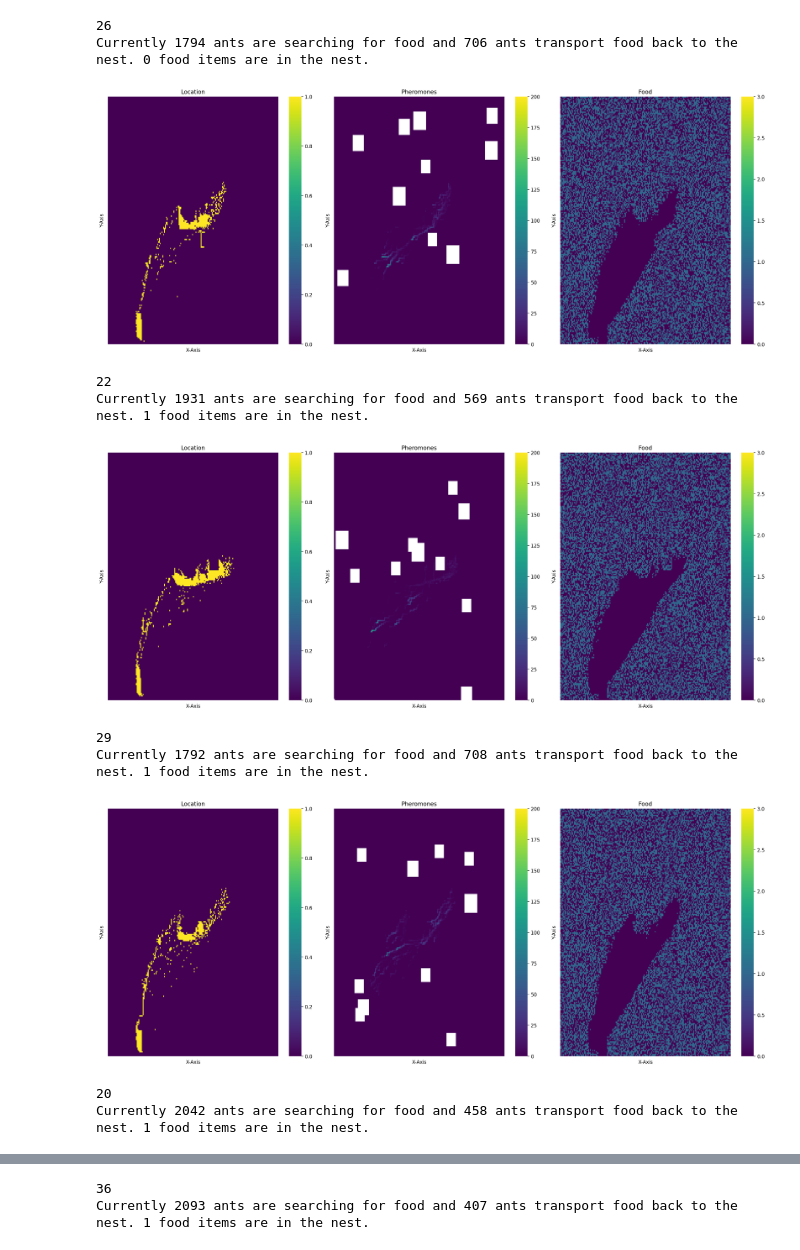
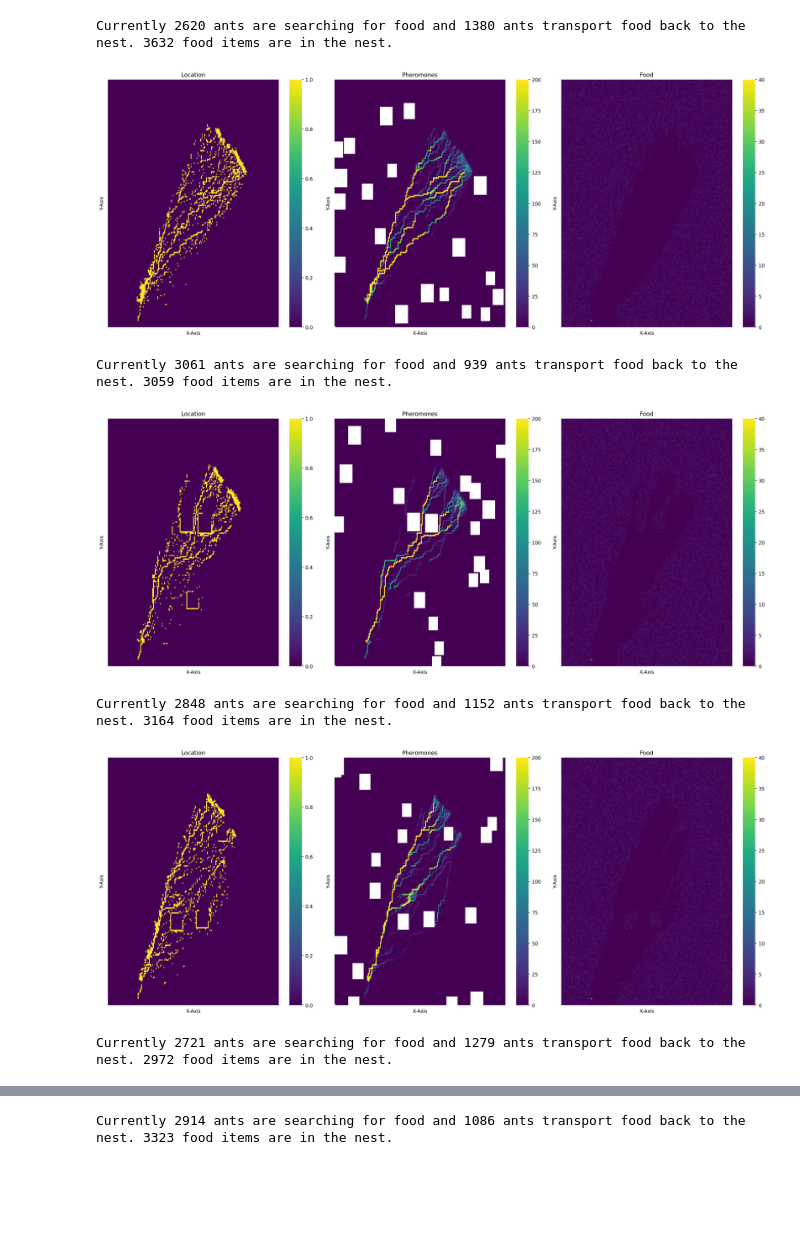
Before and after one commit to llctrautmann/ArmyAntsRaidingIAM, a Jupyter notebook: army_ants_raid_model_v2.ipynb, the cells around one changed output, grey strips where cells are left out. Saved outputs shown, nothing was run; the diff lists cells and outputs as text; code cells hidden in the pictures; blank space fills up the shorter version.

```diff
--- a/army_ants_raid_model_v2.ipynb
+++ b/army_ants_raid_model_v2.ipynb
@@ -134,7 +134,7 @@ def multiplot(nodes,one=False,two=False,total=False,exp=0):
         # axes[2].set_title('maximum capacity')
         # axes[2].set_xlabel('X-Axis', fontsize=10)
         # axes[2].set_ylabel('Y-Axis', fontsize=10)
-        sns.heatmap(food_dist,ax=axes[2],cmap="viridis",annot=False,vmax=3,xticklabels=False,yticklabels=False)
+        sns.heatmap(food_dist,ax=axes[2],cmap="viridis",annot=False,vmax=40,xticklabels=False,yticklabels=False)
         axes[2].set_title('Food')
         axes[2].set_xlabel('X-Axis', fontsize=10)
         axes[2].set_ylabel('Y-Axis', fontsize=10)
@@ -414,12 +407,12 @@ def model(nodes,steps,ants_per_step,max_ants):
 
     A = np.arange(len(nodes)).reshape(int(np.sqrt(len(nodes))),-1)
     start_node =  A[35,5] # this has to be automated
-    nest_nodes = A[45:55,0:10].flatten().tolist()
-    no_food_zone = A[45:55,0:20].flatten().tolist()
+    nest_nodes = A[35:65,0:20].flatten().tolist()
+    no_food_zone = A[35:65,0:20].flatten().tolist()
 
     for i in no_food_zone:
         nodes[i].update_food(0)
-        nodes[i].update_max_capacity(20)
+        nodes[i].update_max_capacity(40)
 
     nodes[start_node].update_max_capacity(10000)
     counter = 0
@@ -505,6 +498,7 @@ def model(nodes,steps,ants_per_step,max_ants):
 
 
                         else:
+                            nodes[location].update_pheromones(1)
                             continue
 
 
@@ -543,6 +537,10 @@ def model(nodes,steps,ants_per_step,max_ants):
                             if nodes[next_nodes[0]].get_food() != 0:
                                 ants[i].pick_up_food(1) # pick up food
                                 nodes[next_nodes[0]].decrease_food()
+
+                        else:
+                            nodes[location].update_pheromones(1)
+                            continue
 
 
                     else:
@@ -628,6 +626,7 @@ def model(nodes,steps,ants_per_step,max_ants):
                             nodes[next_nodes[1]].update_capacity(1)
 
                         else:
+                            nodes[location].update_pheromones(1)
                             continue
 
 
@@ -669,6 +668,7 @@ def model(nodes,steps,ants_per_step,max_ants):
 
 
                         else:
+                            nodes[location].update_pheromones(1)
                             continue
 
                     else:
@@ -712,7 +712,7 @@ def model(nodes,steps,ants_per_step,max_ants):
 
     return nodes
 # %%
-nodes, node_array = create_nodes(n=250000,experiment=2,randomise_capacity = False,terrain=True, one_tree=False,realistic_world=False, evaporation_rate=1/30)
+nodes, node_array = create_nodes(n=40000,experiment=2,randomise_capacity = True,terrain=False, nests=False,realistic_world=False, evaporation_rate=1/10)
 new_nodes = model(nodes=nodes,steps=1000,ants_per_step=10,max_ants=4000)
-multiplot(new_nodes,one=False,two=False,total=True,exp='0x00')
+multiplot(new_nodes,one=False,two=False,total=True,exp='0x00_rand')
 # %% [output]
@@ -721,18 +721,13 @@ Currently 2623 ants are searching for food and 1377 ants transport food back to
 # %%
-for i in range(50):
-    nodes, node_array = create_nodes(n=40000,experiment=2,randomise_capacity = False,terrain=True, one_tree=False,realistic_world=True, evaporation_rate=1/30)
-    new_nodes = model(nodes=nodes,steps=1800,ants_per_step=10,max_ants=4000)
-    multiplot(new_nodes,one=False,two=False,total=True,exp=f"terrain_{i}")
-    plt.close()
+for i in range(20):
+    nodes, node_array = create_nodes(n=40000,experiment=4,randomise_capacity = True,terrain=True, nests=False,realistic_world=False, evaporation_rate=1/30)
+    new_nodes = model(nodes=nodes,steps=1300,ants_per_step=10,max_ants=4000)
+    multiplot(new_nodes,one=False,two=False,total=True,exp='RxT')
 # %% [output]
-26
-Currently 1794 ants are searching for food and 706 ants transport food back to the nest. 0 food items are in the nest.
+Currently 2620 ants are searching for food and 1380 ants transport food back to the nest. 3632 food items are in the nest.
-[figure, old version]
+[figure, new version]
-22
-Currently 1931 ants are searching for food and 569 ants transport food back to the nest. 1 food items are in the nest.
+Currently 3061 ants are searching for food and 939 ants transport food back to the nest. 3059 food items are in the nest.
-[figure, old version]
+[figure, new version]
-29
-Currently 1792 ants are searching for food and 708 ants transport food back to the nest. 1 food items are in the nest.
+Currently 2848 ants are searching for food and 1152 ants transport food back to the nest. 3164 food items are in the nest.
-[figure, old version]
+[figure, new version]
-20
-Currently 2042 ants are searching for food and 458 ants transport food back to the nest. 1 food items are in the nest.
+Currently 2721 ants are searching for food and 1279 ants transport food back to the nest. 2972 food items are in the nest.
@@ -740,2 +735 @@ Currently 2042 ants are searching for food and 458 ants transport food back to t
-36
-Currently 2093 ants are searching for food and 407 ants transport food back to the nest. 1 food items are in the nest.
+Currently 2914 ants are searching for food and 1086 ants transport food back to the nest. 3323 food items are in the nest.
```
Also changed, not shown: parts of 3 cells of this notebook.
